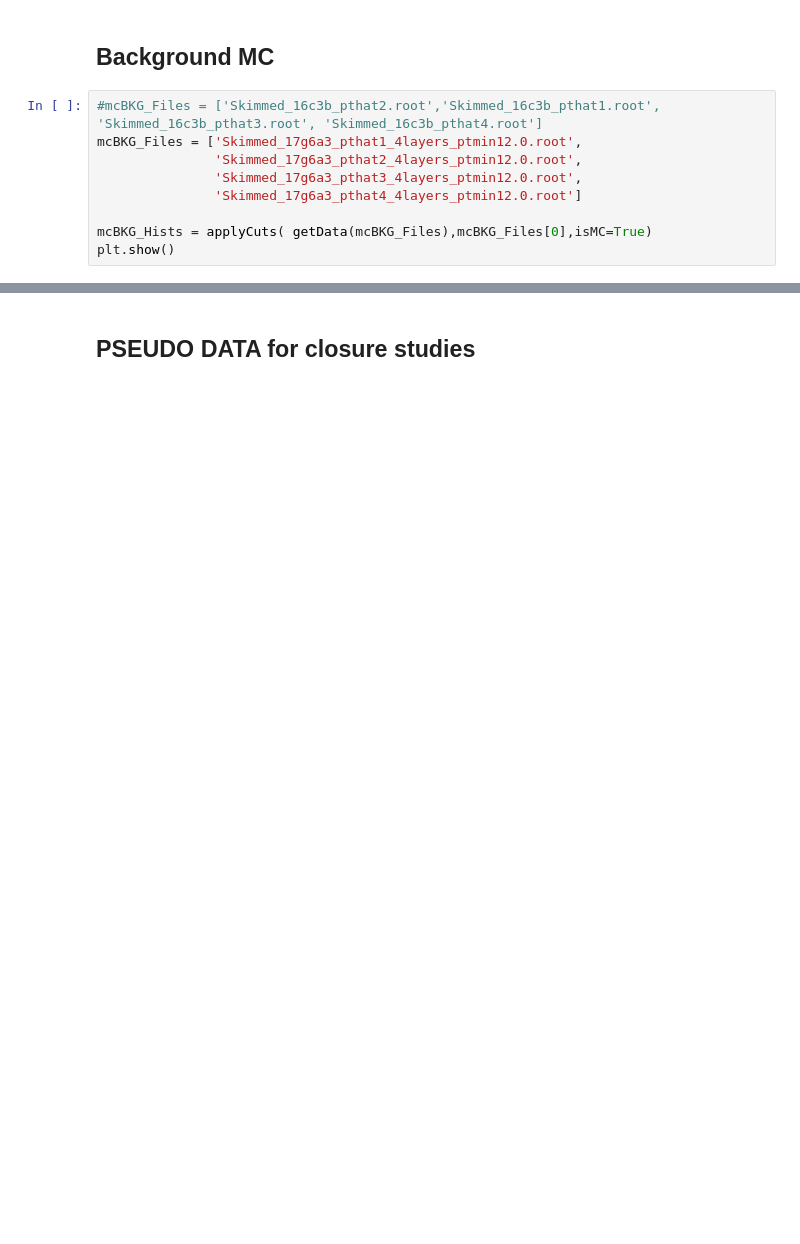
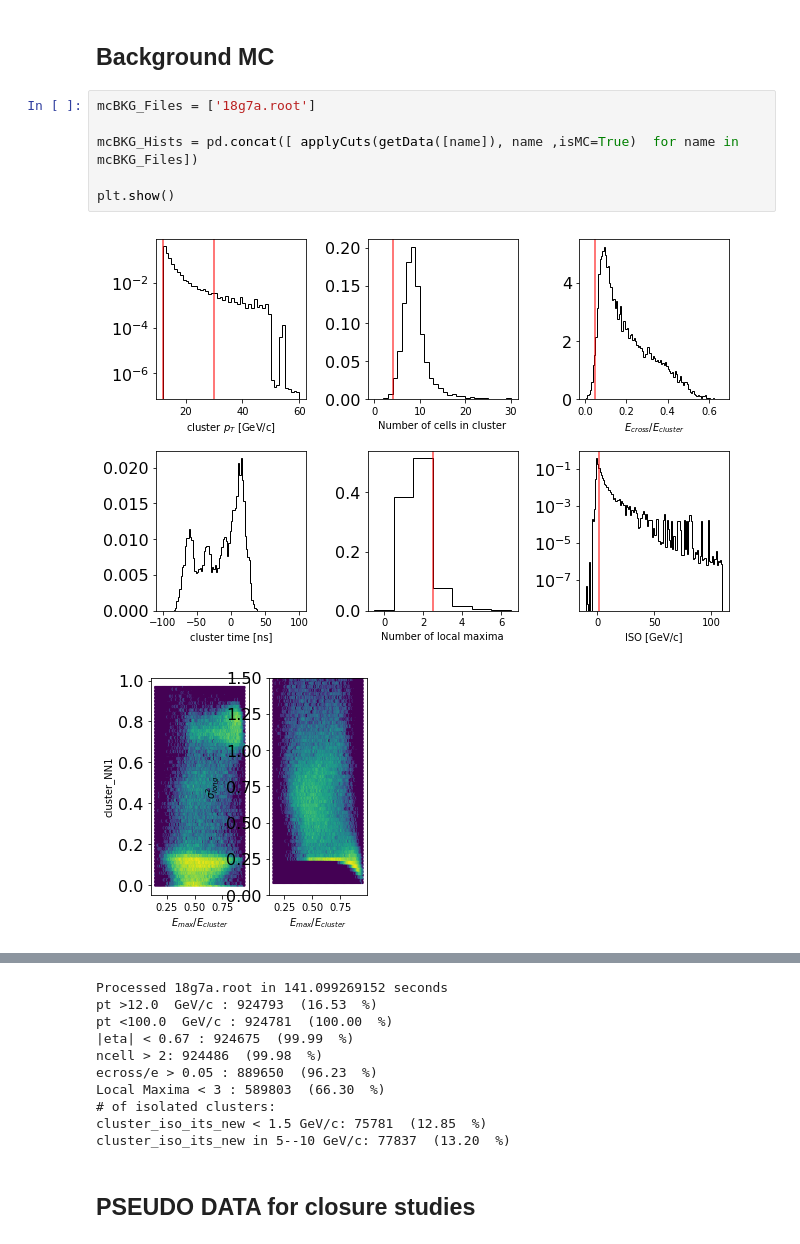
Before and after one commit to miguelignacio/CorrelationAnalysis, a Jupyter notebook: NtupleAnalysis/InputData/photon-purity.ipynb, the cells around one changed output, grey strips where cells are left out. Drawn from its saved outputs; the diff is of its cells as text; blank space fills up the shorter version.

```diff
--- a/NtupleAnalysis/InputData/photon-purity.ipynb
+++ b/NtupleAnalysis/InputData/photon-purity.ipynb
@@ -1047,11 +916,11 @@ cluster_iso_its_04==0 7747  (21.58  %)
 # %% [markdown]
 ## Background MC
-# %%
-#mcBKG_Files = ['Skimmed_16c3b_pthat2.root','Skimmed_16c3b_pthat1.root', 'Skimmed_16c3b_pthat3.root', 'Skimmed_16c3b_pthat4.root']
-mcBKG_Files = ['Skimmed_17g6a3_pthat1_4layers_ptmin12.0.root',
-               'Skimmed_17g6a3_pthat2_4layers_ptmin12.0.root',
-               'Skimmed_17g6a3_pthat3_4layers_ptmin12.0.root',
-               'Skimmed_17g6a3_pthat4_4layers_ptmin12.0.root']
-
-mcBKG_Hists = applyCuts( getData(mcBKG_Files),mcBKG_Files[0],isMC=True)
-plt.show()
+# %%
+mcBKG_Files = ['18g7a.root']
+
+mcBKG_Hists = pd.concat([ applyCuts(getData([name]), name ,isMC=True)  for name in mcBKG_Files])
+
+plt.show()
+# %% [output]
+[figure, added]
+[figure, added]
@@ -1058,3 +928,13 @@ plt.show()
+Processed 18g7a.root in 141.099269152 seconds
+pt >12.0  GeV/c : 924793  (16.53  %)
+pt <100.0  GeV/c : 924781  (100.00  %)
+|eta| < 0.67 : 924675  (99.99  %)
+ncell > 2: 924486  (99.98  %)
+ecross/e > 0.05 : 889650  (96.23  %)
+Local Maxima < 3 : 589803  (66.30  %)
+# of isolated clusters:
+cluster_iso_its_new < 1.5 GeV/c: 75781  (12.85  %)
+cluster_iso_its_new in 5--10 GeV/c: 77837  (13.20  %)
 # %% [markdown]
 ## PSEUDO DATA for closure studies
 # %%
```
Also changed, not shown: parts of 44 cells of this notebook.
